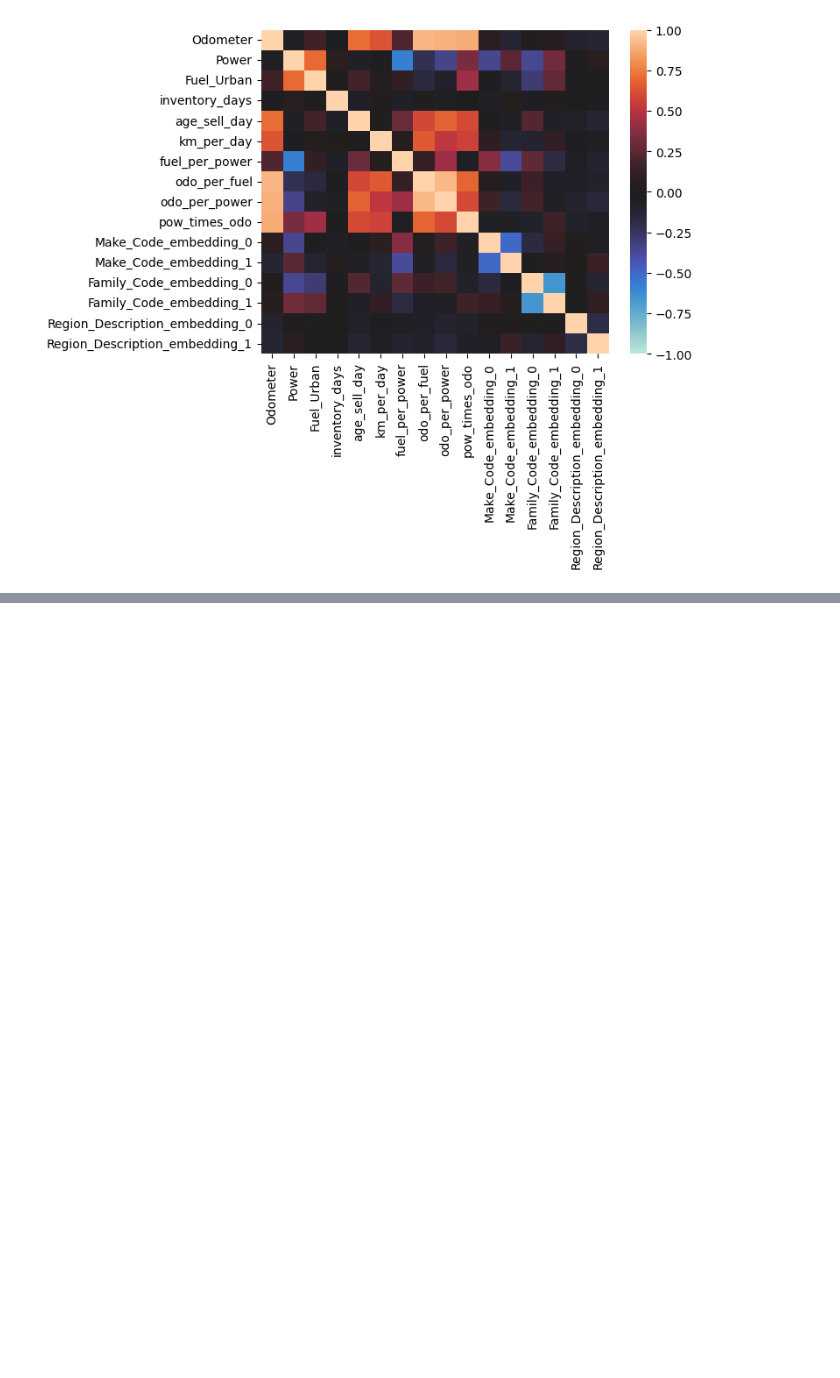
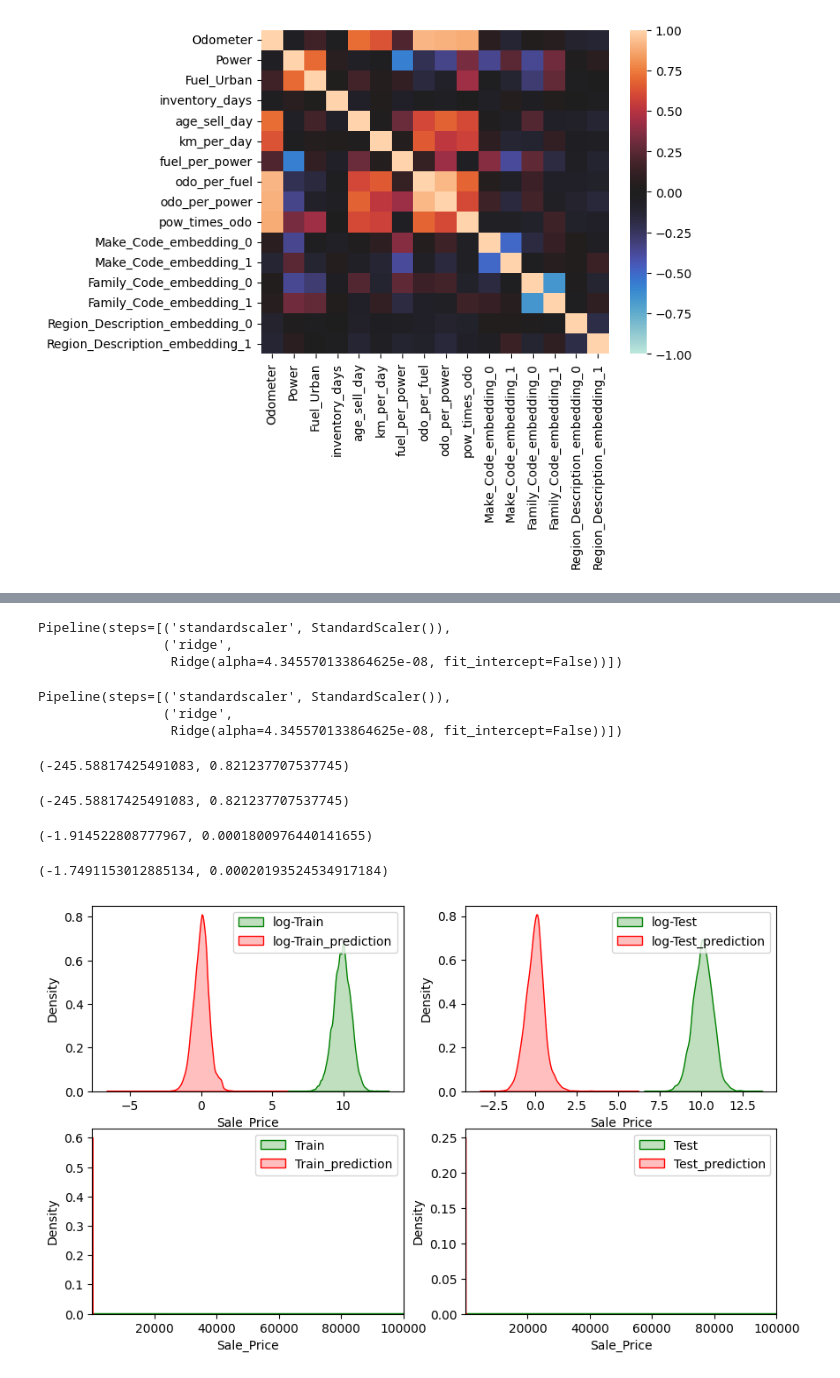
Before and after one commit to bibinmjose/auto-sale-pred, a Jupyter notebook: linear_regression.ipynb, the cells around one changed output, grey strips where cells are left out. Saved outputs shown, nothing was run; the diff lists cells and outputs as text; code cells hidden in the pictures; blank space fills up the shorter version.

```diff
--- a/linear_regression.ipynb
+++ b/linear_regression.ipynb
@@ -203,0 +219,10 @@ sorted(list(zip(ridge_model.coef_, X_train_df.columns)), key=lambda x: x[0], rev
+# %%
+# Tuning with optuna
+def objective(trial):
+    alpha = trial.suggest_float("alpha", 1e-8, 1e8, log=True)
+    pipe = make_pipeline(StandardScaler(), Ridge(alpha=alpha,fit_intercept=False))
+
+    return cross_val_score(pipe, X_train, y_train_log, n_jobs=-1, cv=10, scoring='r2').mean()
+
+study = optuna.create_study(direction='maximize')
+study.optimize(objective, n_trials=1000)
@@ -203,0 +251,64 @@ sorted(list(zip(ridge_model.coef_, X_train_df.columns)), key=lambda x: x[0], rev
+# %%
+pipe = make_pipeline(StandardScaler(), Ridge(**study.best_params,fit_intercept=False))
+print(pipe)
+# %% [output]
+Pipeline(steps=[('standardscaler', StandardScaler()),
+                ('ridge',
+                 Ridge(alpha=4.345570133864625e-08, fit_intercept=False))])
+# %%
+pipe.fit(X_train,y_train_log)
+# %% [output]
+Pipeline(steps=[('standardscaler', StandardScaler()),
+                ('ridge',
+                 Ridge(alpha=4.345570133864625e-08, fit_intercept=False))])
+# %%
+y_pred_log = pipe.predict(X_test)
+y_pred_train_log = pipe.predict(X_train)
+
+y_pred_nlog = np.exp(y_pred_log)
+y_pred_train_nlog = np.exp(y_pred_train_log)
+# %%
+r2_score(y_train_log, y_pred_train_log, multioutput='variance_weighted'), \
+explained_variance_score(y_train_log, y_pred_train_log)
+# %% [output]
+(-245.58817425491083, 0.821237707537745)
+# %%
+r2_score(y_train_log, y_pred_train_log, multioutput='variance_weighted'), \
+explained_variance_score(y_train_log, y_pred_train_log)
+# %% [output]
+(-245.58817425491083, 0.821237707537745)
+# %%
+r2_score(y_train, y_pred_train_nlog, multioutput='variance_weighted'), \
+explained_variance_score(y_train, y_pred_train_nlog)
+# %% [output]
+(-1.914522808777967, 0.0001800976440141655)
+# %%
+r2_score(y_test,y_pred_nlog, multioutput='variance_weighted'), \
+explained_variance_score(y_test,y_pred_nlog)
+# %% [output]
+(-1.7491153012885134, 0.00020193524534917184)
+# %%
+fig, ax = plt.subplots(ncols=2,nrows=2, figsize=(10,6))
+
+ax = ax.ravel()
+sns.kdeplot(y_train_log,color='green',shade=True, ax=ax[0], label='Train') # train
+sns.kdeplot(y_pred_train_log,color='red',shade=True, ax=ax[0])
+ax[0].legend(labels=["log-Train","log-Train_prediction"])
+
+sns.kdeplot(y_test_log,color='green',shade=True, ax=ax[1]) # test
+sns.kdeplot(y_pred_log,color='red',shade=True, ax=ax[1])
+ax[1].legend(labels=["log-Test","log-Test_prediction"])
+
+sns.kdeplot(y_train,color='green',shade=True, ax=ax[2], label='Train') # train
+sns.kdeplot(y_pred_train_nlog,color='red',shade=True, ax=ax[2])
+ax[2].legend(labels=["Train","Train_prediction"])
+ax[2].set_xlim(1e0,1e5)
+
+sns.kdeplot(y_test,color='green',shade=True, ax=ax[3]) # test
+sns.kdeplot(y_pred_nlog,color='red',shade=True, ax=ax[3])
+ax[3].legend(labels=["Test","Test_prediction"])
+ax[3].set_xlim(1e0,1e5)
+
+plt.show()
+# %% [output]
+[figure, added]
```
Also changed, not shown: parts of 25 cells of this notebook.
